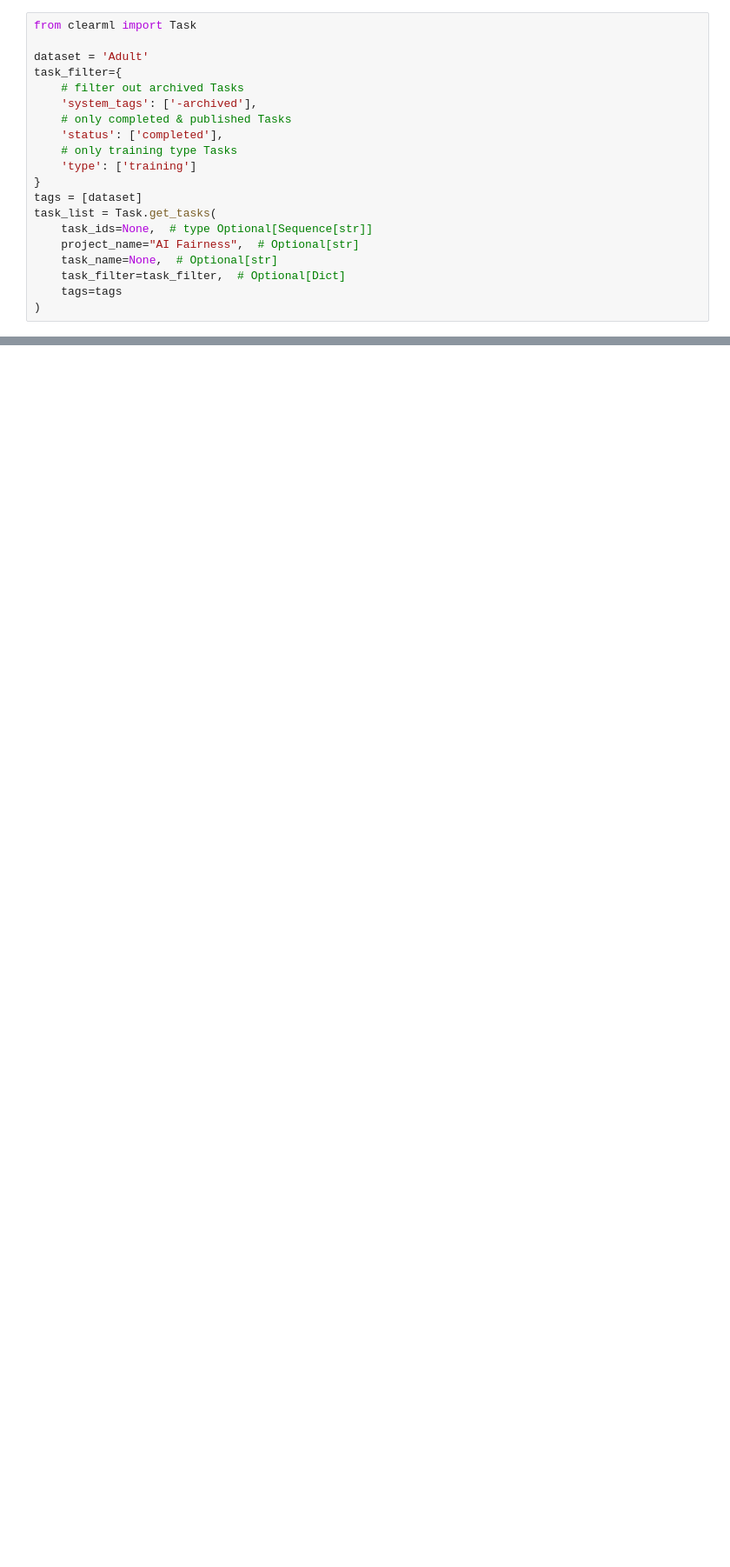
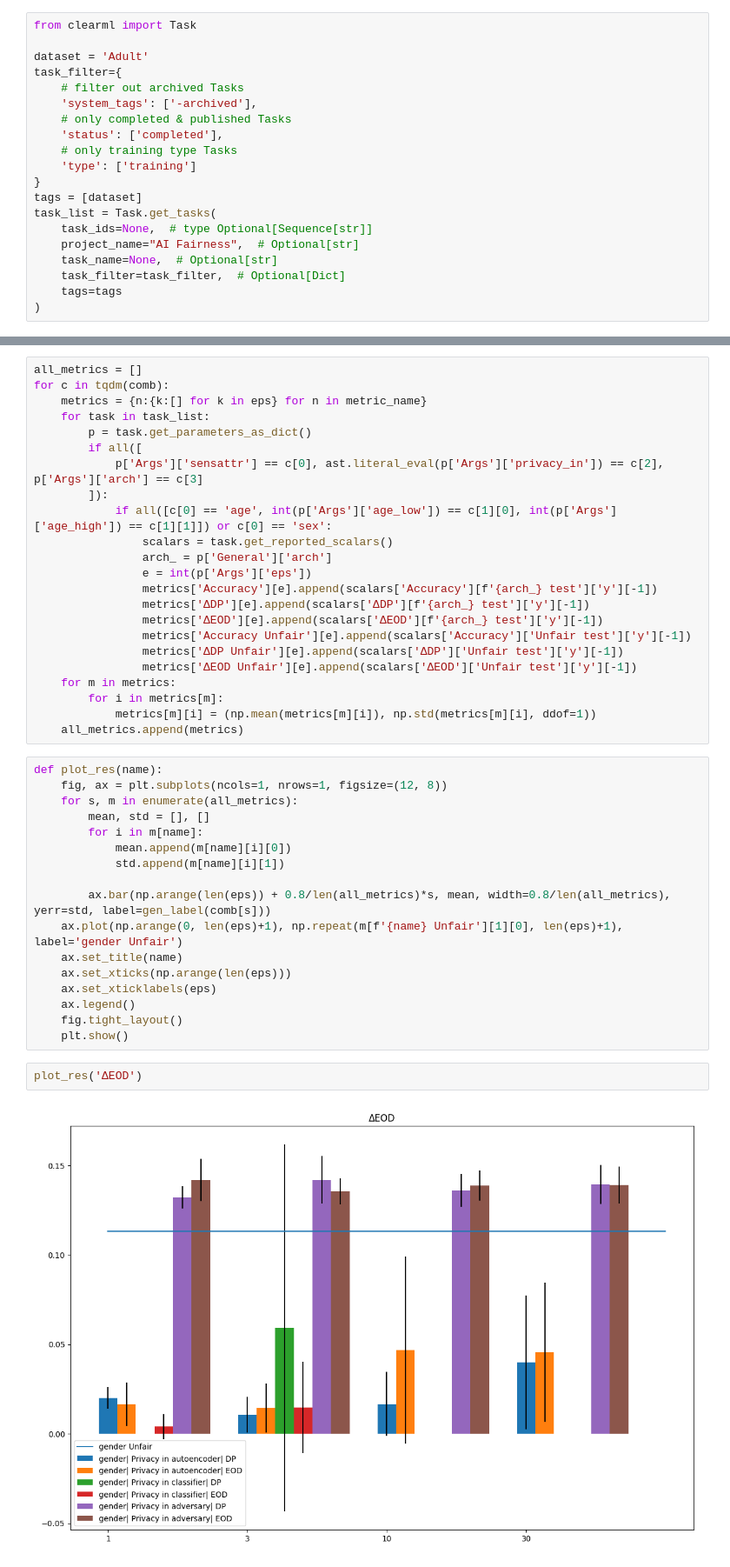
Before and after one commit to Eponeshnikov/DPFairDeepLearning, a Jupyter notebook: postprocessing.ipynb, the cells around one changed output, grey strips where cells are left out. Shown: that part at 87% size. Saved outputs shown, nothing was run; the diff lists cells and outputs as text; blank space fills up the shorter version.

```diff
--- a/postprocessing.ipynb
+++ b/postprocessing.ipynb
@@ -340,0 +55,44 @@ TypeError: 'function' object is not subscriptable
+# %%
+all_metrics = []
+for c in tqdm(comb):
+    metrics = {n:{k:[] for k in eps} for n in metric_name}
+    for task in task_list:
+        p = task.get_parameters_as_dict()
+        if all([
+            p['Args']['sensattr'] == c[0], ast.literal_eval(p['Args']['privacy_in']) == c[2], p['Args']['arch'] == c[3]
+        ]):
+            if all([c[0] == 'age', int(p['Args']['age_low']) == c[1][0], int(p['Args']['age_high']) == c[1][1]]) or c[0] == 'sex':
+                scalars = task.get_reported_scalars()
+                arch_ = p['General']['arch']
+                e = int(p['Args']['eps'])
+                metrics['Accuracy'][e].append(scalars['Accuracy'][f'{arch_} test']['y'][-1])
+                metrics['ΔDP'][e].append(scalars['ΔDP'][f'{arch_} test']['y'][-1])
+                metrics['ΔEOD'][e].append(scalars['ΔEOD'][f'{arch_} test']['y'][-1])
+                metrics['Accuracy Unfair'][e].append(scalars['Accuracy']['Unfair test']['y'][-1])
+                metrics['ΔDP Unfair'][e].append(scalars['ΔDP']['Unfair test']['y'][-1])
+                metrics['ΔEOD Unfair'][e].append(scalars['ΔEOD']['Unfair test']['y'][-1])
+    for m in metrics:
+        for i in metrics[m]:
+            metrics[m][i] = (np.mean(metrics[m][i]), np.std(metrics[m][i], ddof=1))
+    all_metrics.append(metrics)
+# %%
+def plot_res(name):
+    fig, ax = plt.subplots(ncols=1, nrows=1, figsize=(12, 8))
+    for s, m in enumerate(all_metrics):
+        mean, std = [], []
+        for i in m[name]:
+            mean.append(m[name][i][0])
+            std.append(m[name][i][1])
+
+        ax.bar(np.arange(len(eps)) + 0.8/len(all_metrics)*s, mean, width=0.8/len(all_metrics), yerr=std, label=gen_label(comb[s]))
+    ax.plot(np.arange(0, len(eps)+1), np.repeat(m[f'{name} Unfair'][1][0], len(eps)+1), label='gender Unfair')
+    ax.set_title(name)
+    ax.set_xticks(np.arange(len(eps)))
+    ax.set_xticklabels(eps)
+    ax.legend()
+    fig.tight_layout()
+    plt.show()
+# %%
+plot_res('ΔEOD')
+# %% [output]
+[figure, added]
```
Also changed, not shown: parts of 12 cells of this notebook, 3 other files.
